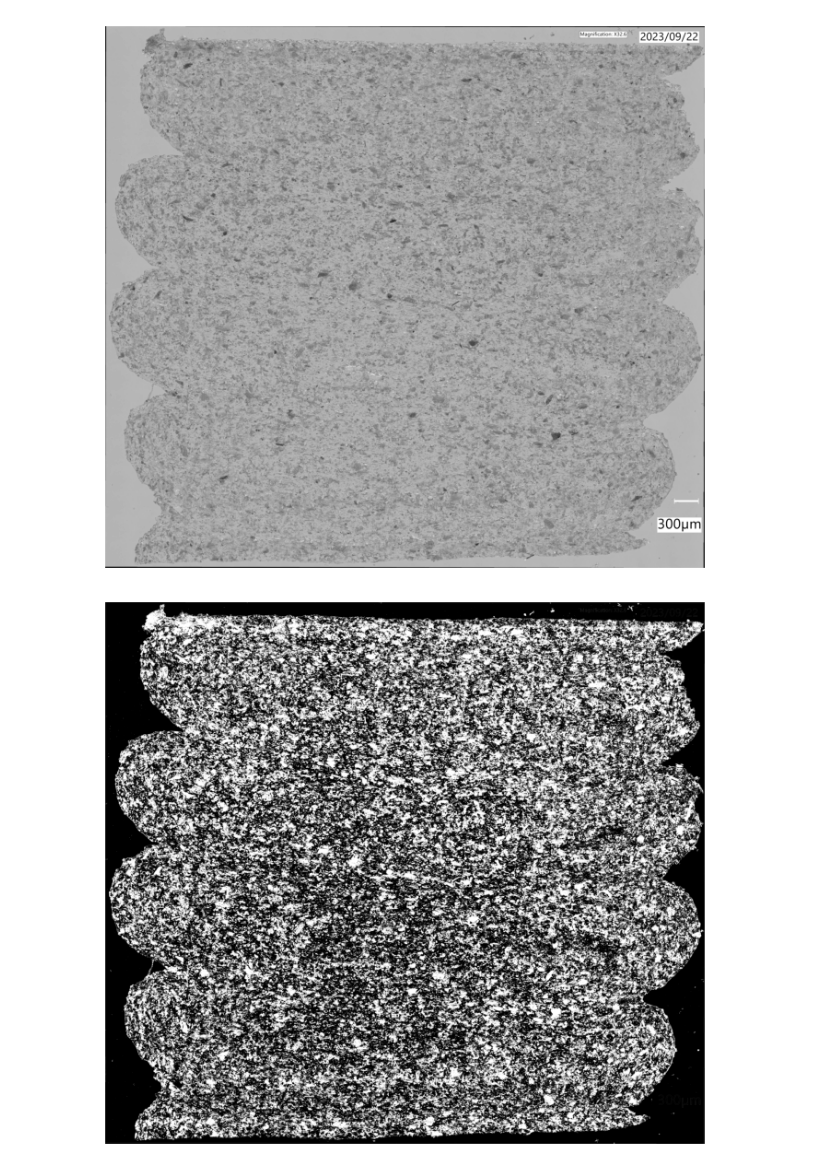
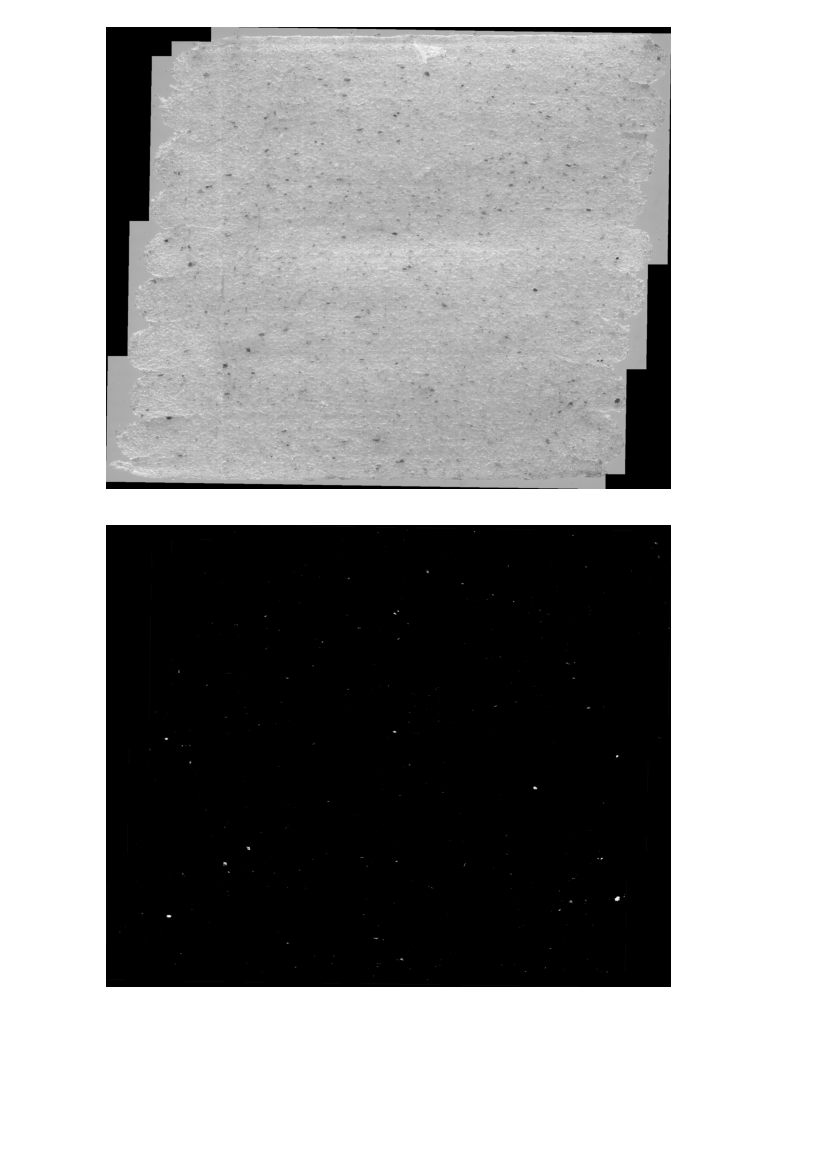
Before and after one commit to VoloVita/WPC_ImageProcessing, a Jupyter notebook: src/remove_background_w_utils.ipynb, the cells around one changed output. Saved outputs shown, nothing was run; the diff lists cells and outputs as text; code cells hidden in the pictures; blank space fills up the shorter version.

Commit message:
applied otsu thresholding

```diff
--- a/src/remove_background_w_utils.ipynb
+++ b/src/remove_background_w_utils.ipynb
@@ -7,26 +7,32 @@ import SimpleITK as sitk
 
 image_viewer = sitk.ImageViewer()
 # %%
-relative_path_1 = "data/04_060__150_00_01_00C_230922_2D.tif"
+relative_path_1 = "data/04_060__150_00_01_00C_230922_3D.tif"
 relative_path_2 = "data/04_060_150_01_01_005_230920_3D.tif" # working on
 relative_path_3 = "data/04_060_150_01_04_008_230920_3D.tif" #working on
 
-img_color = utils.read_image(relative_path_1)
+img_color = utils.read_image(relative_path_3)
 img_gray = utils.rgb_to_gray(img_color)
 
 utils.print_image(img_gray)
 # %% [output]
-[figure, old version]
+[figure, new version]
 # %%
+
 img_gray = sitk.GetImageFromArray(img_gray)
 img_gray = sitk.Cast(img_gray,sitk.sitkFloat32 )
 img_gray= sitk.RescaleIntensity(img_gray, 0, 255)
 
-#Applies a binary threshold to the sample
-binary_image = sitk.BinaryThreshold(img_gray, lowerThreshold=160, upperThreshold=255, insideValue=0, outsideValue=255)
+#Applies an otsu threshold to the sample
+otsu_filter = sitk.OtsuThresholdImageFilter()
+otsu_filter.SetInsideValue(255)
+otsu_filter.SetOutsideValue(0)
+binary_image = otsu_filter.Execute(img_gray)
 
-#Detects extreme black pixels in original image from text
-binary_mask = sitk.BinaryThreshold(img_gray, lowerThreshold=0, upperThreshold=20, insideValue=0, outsideValue=255)
+sitk.Showy(img_gray)
+
+#Detects extreme black pixels in original image from text, if present
+binary_mask = sitk.BinaryThreshold(img_gray, lowerThreshold=0, upperThreshold=25, insideValue=0, outsideValue=255)
 
 #Masks binary image to disregard black text from label
 mask_filter = sitk.MaskImageFilter()
@@ -34,7 +40,7 @@ binary_image = mask_filter.Execute(binary_image, binary_mask)
 
 utils.print_image(sitk.GetArrayViewFromImage(binary_image))
 # %% [output]
-[figure, old version]
+[figure, new version]
 # %%
 #Closes image
 close_filter = sitk.BinaryMorphologicalClosingImageFilter()
```
Also changed, not shown: parts of 3 cells of this notebook.
